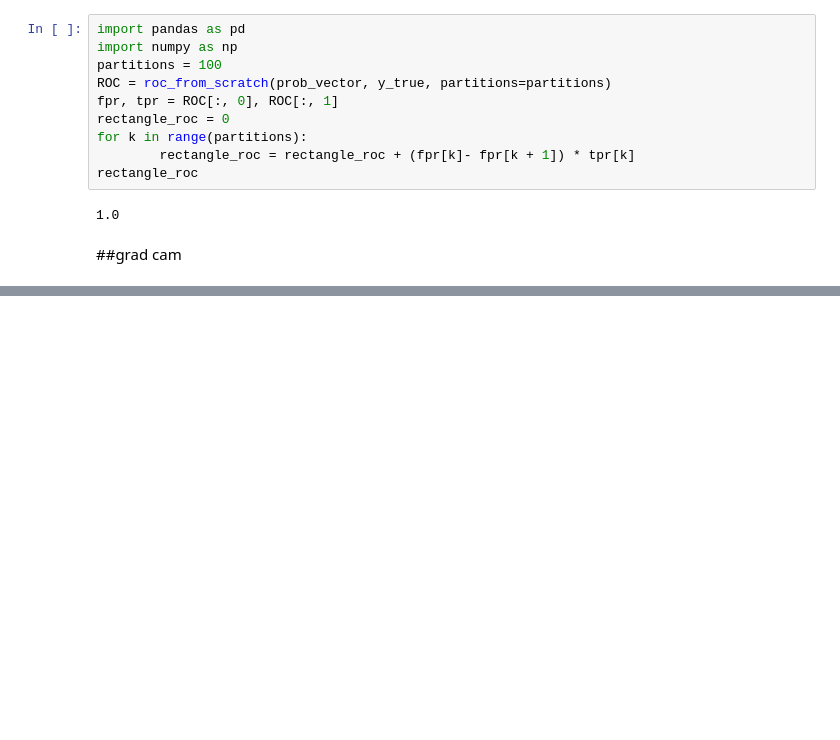
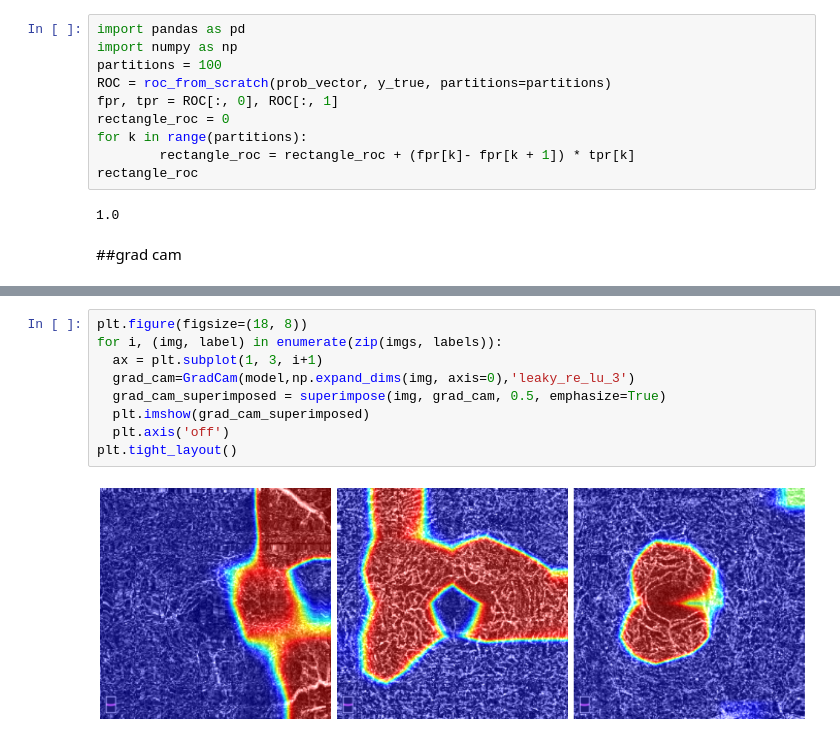
Before and after one commit to alice202122/Thesis, a Jupyter notebook: POSTseg_binary2LAYERDAATA.ipynb, the cells around one changed output, grey strips where cells are left out. Drawn from its saved outputs; the diff is of its cells as text; blank space fills up the shorter version.

```diff
--- a/POSTseg_binary2LAYERDAATA.ipynb
+++ b/POSTseg_binary2LAYERDAATA.ipynb
@@ -937,0 +1203,11 @@ CATEGORIES=['Healthy_comb', 'Unhealthy_comb']
+# %%
+plt.figure(figsize=(18, 8))
+for i, (img, label) in enumerate(zip(imgs, labels)):
+  ax = plt.subplot(1, 3, i+1)
+  grad_cam=GradCam(model,np.expand_dims(img, axis=0),'leaky_re_lu_3')
+  grad_cam_superimposed = superimpose(img, grad_cam, 0.5, emphasize=True)
+  plt.imshow(grad_cam_superimposed)
+  plt.axis('off')
+plt.tight_layout()
+# %% [output]
+[figure, added]
```
Also changed, not shown: parts of 37 cells of this notebook.
